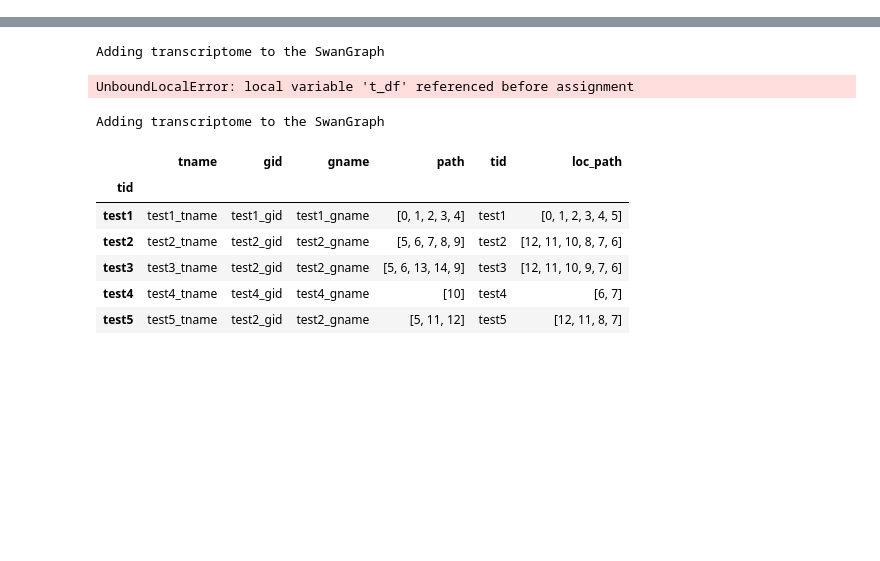
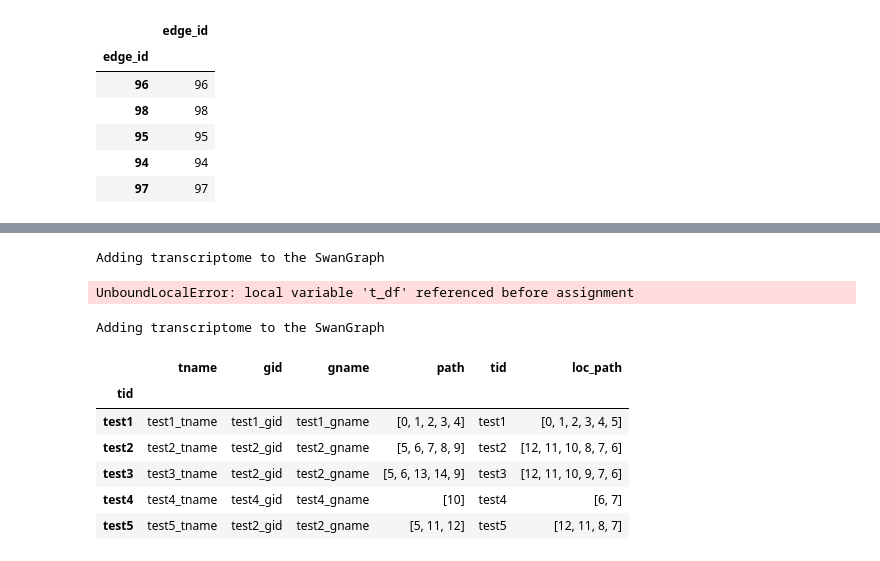
Before and after one commit to mortazavilab/swan_vis, a Jupyter notebook: tutorials/test_dev.ipynb, the cells around one changed output, grey strips where cells are left out. Cells and saved outputs as stored; diff of their text form; code cells hidden in the pictures; blank space fills up the shorter version.

```diff
--- a/tutorials/test_dev.ipynb
+++ b/tutorials/test_dev.ipynb
@@ -7,0 +322,10 @@ import scipy.stats as st
+# %%
+adata.var.head()
+# %% [output]
+|  | edge_id |
+| edge_id |  |
+| 96 | 96 |
+| 98 | 98 |
+| 95 | 95 |
+| 94 | 94 |
+| 97 | 97 |
```
Also changed, not shown: parts of 33 cells of this notebook, 6 other files.
